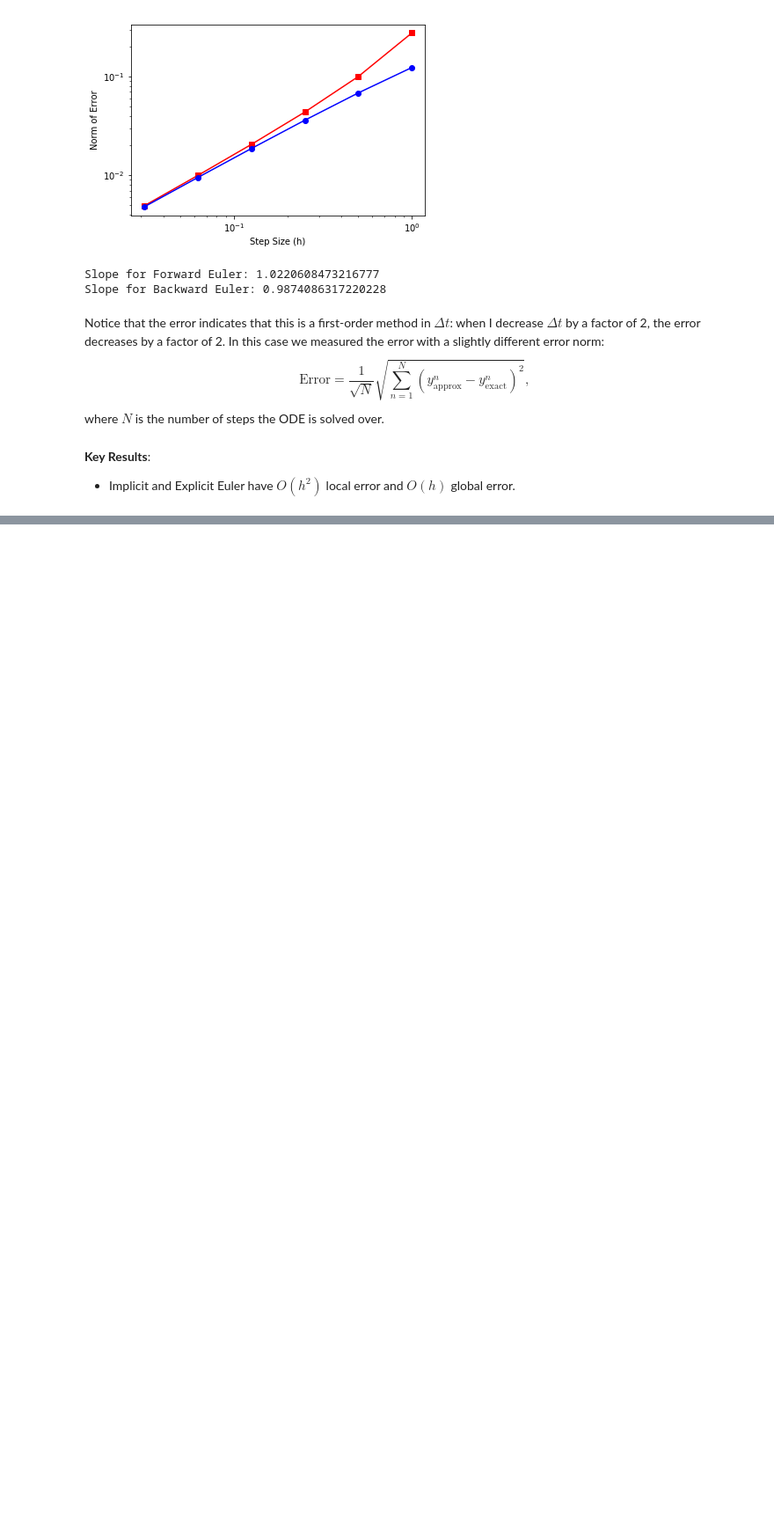
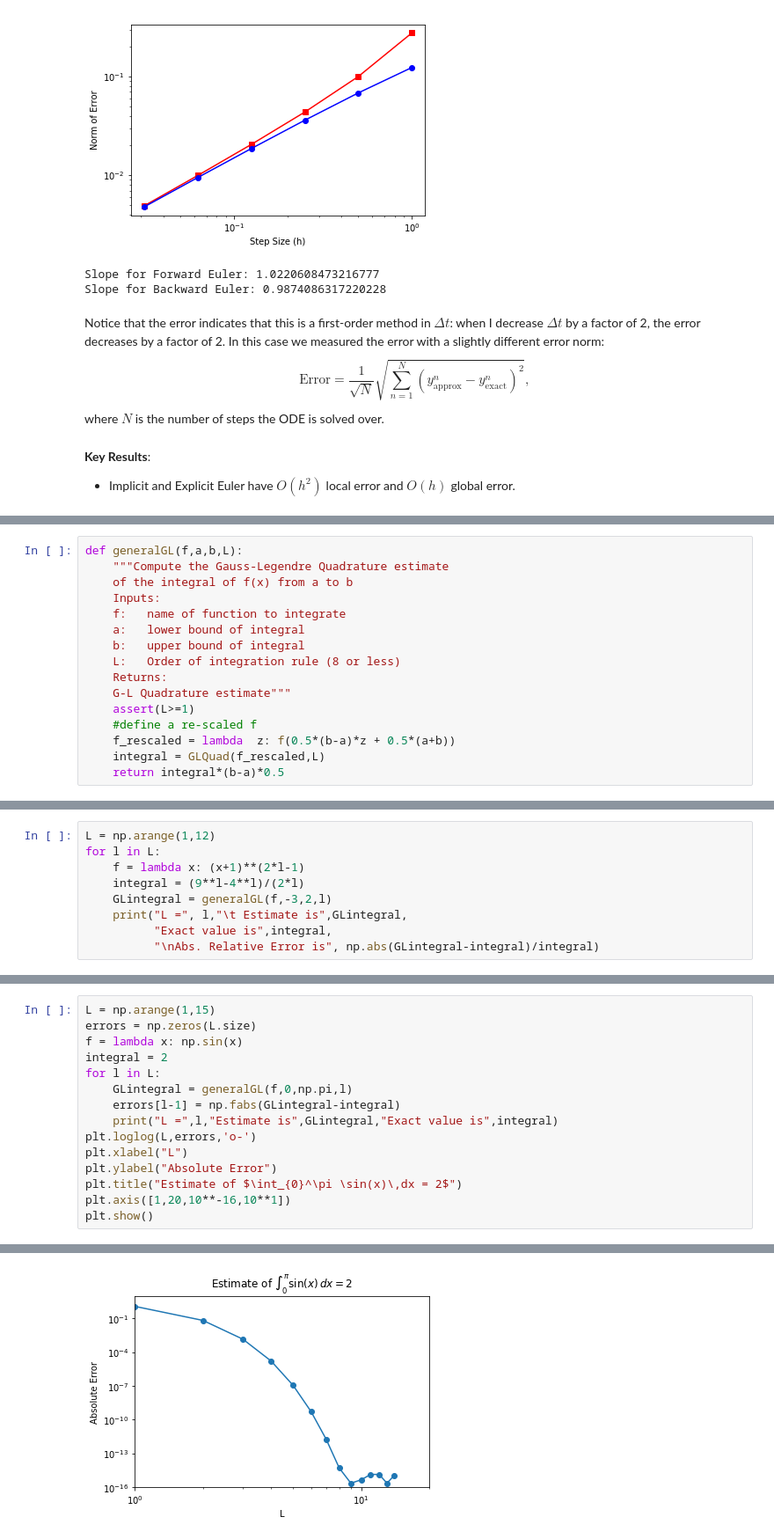
Before and after one commit to ndcbe/CBE60499, a Jupyter notebook: docs/02.05-Numeric-Integration.ipynb, the cells around one changed output, grey strips where cells are left out. Shown at 88% size. Saved outputs shown, nothing was run; the diff lists cells and outputs as text; blank space fills up the shorter version.

```diff
--- a/docs/02.05-Numeric-Integration.ipynb
+++ b/docs/02.05-Numeric-Integration.ipynb
@@ -315,0 +514,16 @@ z_{i+1} &= z_{i} + h_i \sum_{k=1}^{n_s} b_k f(t_i + c_k h_i, \hat{z}_k, \hat{y}_
+# %%
+def generalGL(f,a,b,L):
+    """Compute the Gauss-Legendre Quadrature estimate
+    of the integral of f(x) from a to b
+    Inputs:
+    f:   name of function to integrate
+    a:   lower bound of integral
+    b:   upper bound of integral
+    L:   Order of integration rule (8 or less)
+    Returns:
+    G-L Quadrature estimate"""
+    assert(L>=1)
+    #define a re-scaled f
+    f_rescaled = lambda  z: f(0.5*(b-a)*z + 0.5*(a+b))
+    integral = GLQuad(f_rescaled,L)
+    return integral*(b-a)*0.5
@@ -315,0 +533,9 @@ z_{i+1} &= z_{i} + h_i \sum_{k=1}^{n_s} b_k f(t_i + c_k h_i, \hat{z}_k, \hat{y}_
+# %%
+L = np.arange(1,12)
+for l in L:
+    f = lambda x: (x+1)**(2*l-1)
+    integral = (9**l-4**l)/(2*l)
+    GLintegral = generalGL(f,-3,2,l)
+    print("L =", l,"\t Estimate is",GLintegral,
+          "Exact value is",integral,
+          "\nAbs. Relative Error is", np.abs(GLintegral-integral)/integral)
@@ -315,0 +565,16 @@ z_{i+1} &= z_{i} + h_i \sum_{k=1}^{n_s} b_k f(t_i + c_k h_i, \hat{z}_k, \hat{y}_
+# %%
+L = np.arange(1,15)
+errors = np.zeros(L.size)
+f = lambda x: np.sin(x)
+integral = 2
+for l in L:
+    GLintegral = generalGL(f,0,np.pi,l)
+    errors[l-1] = np.fabs(GLintegral-integral)
+    print("L =",l,"Estimate is",GLintegral,"Exact value is",integral)
+plt.loglog(L,errors,'o-')
+plt.xlabel("L")
+plt.ylabel("Absolute Error")
+plt.title("Estimate of $\int_{0}^\pi \sin(x)\,dx = 2$")
+plt.axis([1,20,10**-16,10**1])
+plt.show()
+# %% [output]
@@ -315,0 +595 @@ z_{i+1} &= z_{i} + h_i \sum_{k=1}^{n_s} b_k f(t_i + c_k h_i, \hat{z}_k, \hat{y}_
+[figure, added]
```
Also changed, not shown: parts of 35 cells of this notebook, 13 other files.
